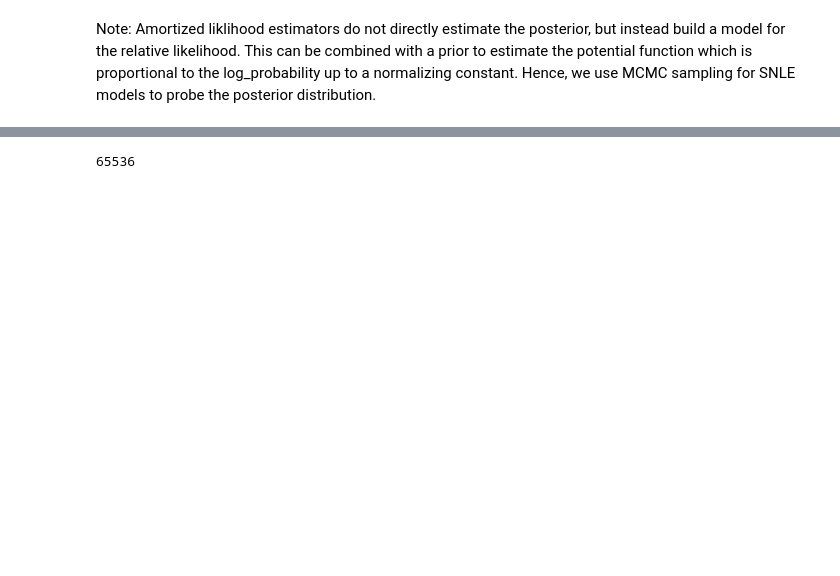
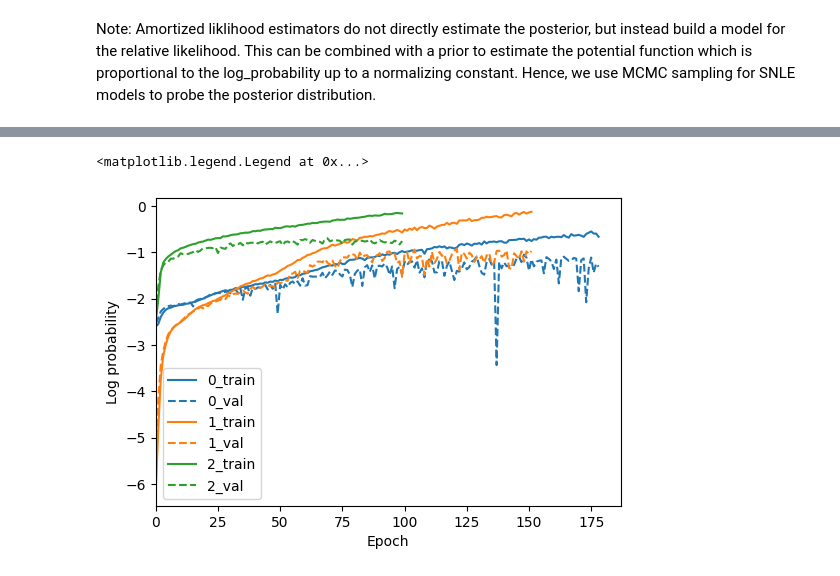
Before and after one commit to maho3/ltu-ili, a Jupyter notebook: notebooks/tutorial.ipynb, the cells around one changed output, grey strips where cells are left out. Cells and saved outputs as stored; diff of their text form; code cells hidden in the pictures; blank space fills up the shorter version.

Commit message:
camels tutorial now trains well

```diff
--- a/notebooks/tutorial.ipynb
+++ b/notebooks/tutorial.ipynb
@@ -398,6 +407,6 @@ torch.Size([3, 10])
 # %%
 # define a prior
-prior = sbi.utils.BoxUniform(low=prior_min, high=prior_max)
+prior = sbi.utils.BoxUniform(low=prior_min, high=prior_max, device=device)
 
 # define an inference class (here, we are doing amortized posterior inference)
 inference_class = sbi.inference.SNPE
@@ -407,14 +416,16 @@ embedding_net = ConvNet()
 
 # instantiate your neural networks to be used as an ensemble
 nets = [
-    sbi.utils.posterior_nn(model='maf', embedding_net=embedding_net, hidden_features=50, num_transforms=5),
-    sbi.utils.posterior_nn(model='mdn', embedding_net=embedding_net, hidden_features=50, num_components=2)
+    sbi.utils.posterior_nn(model='mdn', embedding_net=embedding_net, hidden_features=16, num_components=1),
+    sbi.utils.posterior_nn(model='maf', embedding_net=embedding_net, hidden_features=16, num_transforms=3),
+    sbi.utils.posterior_nn(model='made', embedding_net=embedding_net, hidden_features=16, num_components=1)
 ]
 
 # define training arguments
 train_args = {
     'training_batch_size': 32,
-    'learning_rate': 1e-4
+    'learning_rate': 1e-4,
+    'stop_after_epochs': 30
 }
 
 # initialize the trainer
@@ -438,4 +454,14 @@ KeyboardInterrupt:
-# %%
-256**2
-# %% [output]
-65536
+# %%
+# plot train/validation loss
+fig, ax = plt.subplots(1, 1, figsize=(6,4))
+c = list(mcolors.TABLEAU_COLORS)
+for i, m in enumerate(summaries):
+    ax.plot(m['training_log_probs'], ls='-', label=f"{i}_train", c=c[i])
+    ax.plot(m['validation_log_probs'], ls='--', label=f"{i}_val", c=c[i])
+ax.set_xlim(0)
+ax.set_xlabel('Epoch')
+ax.set_ylabel('Log probability')
+ax.legend()
+# %% [output]
+<matplotlib.legend.Legend at 0x...>
+[figure, added]
```
Also changed, not shown: parts of 27 cells of this notebook.
